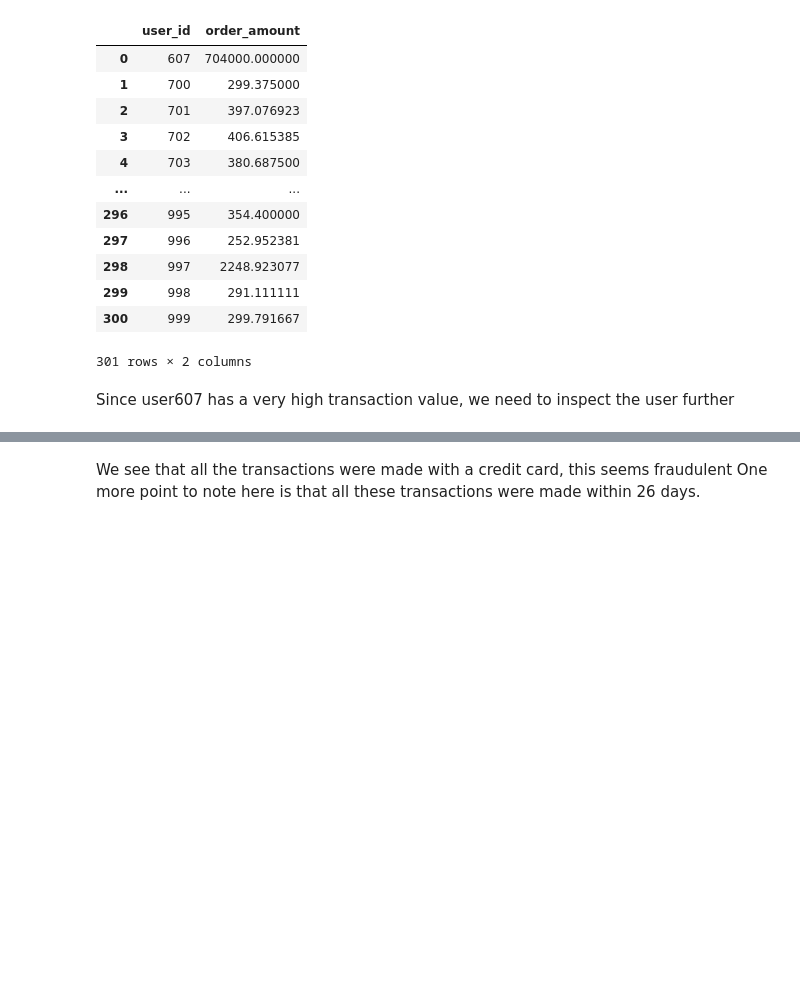
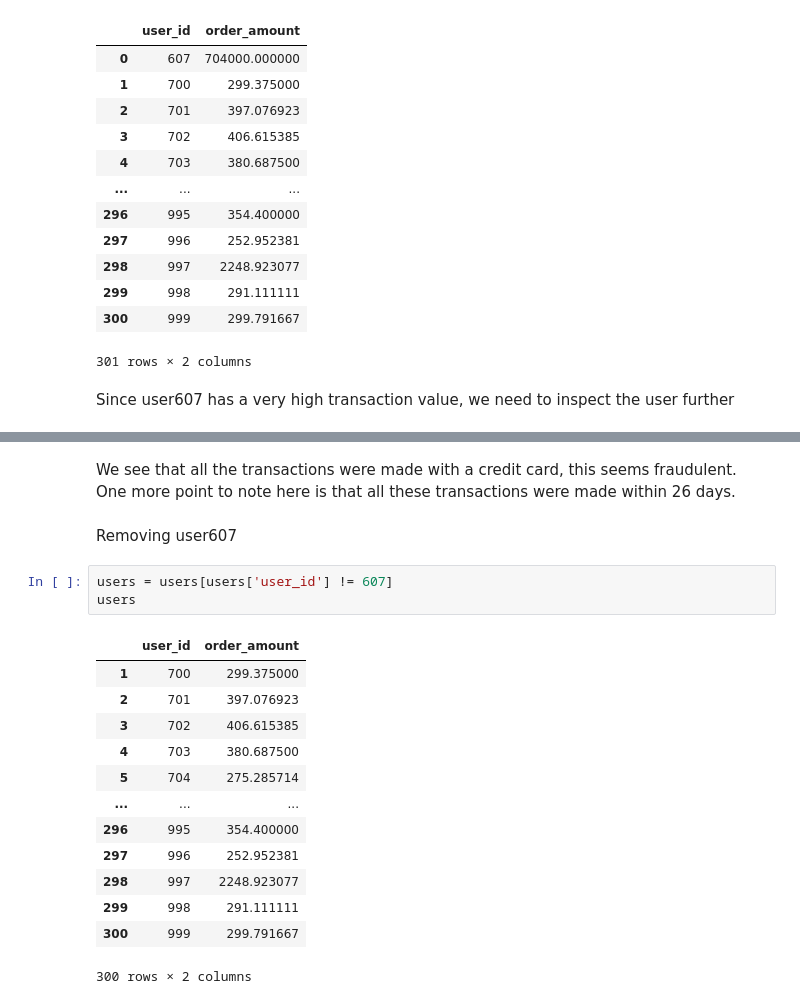
Before and after one commit to PrajwalKhot14/Shopify-DS-Intern-Challenge, a Jupyter notebook: Challenge_DS.ipynb, the cells around one changed output, grey strips where cells are left out. Cells and saved outputs as stored; diff of their text form; blank space fills up the shorter version.

```diff
--- a/Challenge_DS.ipynb
+++ b/Challenge_DS.ipynb
@@ -178,3 +178,22 @@ print((datetime.strptime(end, "%Y-%m-%d %H:%M:%S") - (datetime.strptime(start, "
 # %% [markdown]
-We see that all the transactions were made with a credit card, this seems fraudulent
+We see that all the transactions were made with a credit card, this seems fraudulent.
 One more point to note here is that all these transactions were made within 26 days.
+# %% [markdown]
+Removing user607
+# %%
+users = users[users['user_id'] != 607]
+users
+# %% [output]
+|  | user_id | order_amount |
+| 1 | 700 | 299.375000 |
+| 2 | 701 | 397.076923 |
+| 3 | 702 | 406.615385 |
+| 4 | 703 | 380.687500 |
+| 5 | 704 | 275.285714 |
+| ... | ... | ... |
+| 296 | 995 | 354.400000 |
+| 297 | 996 | 252.952381 |
+| 298 | 997 | 2248.923077 |
+| 299 | 998 | 291.111111 |
+| 300 | 999 | 299.791667 |
+300 rows × 2 columns
```
Also changed, not shown: parts of 7 cells of this notebook.
